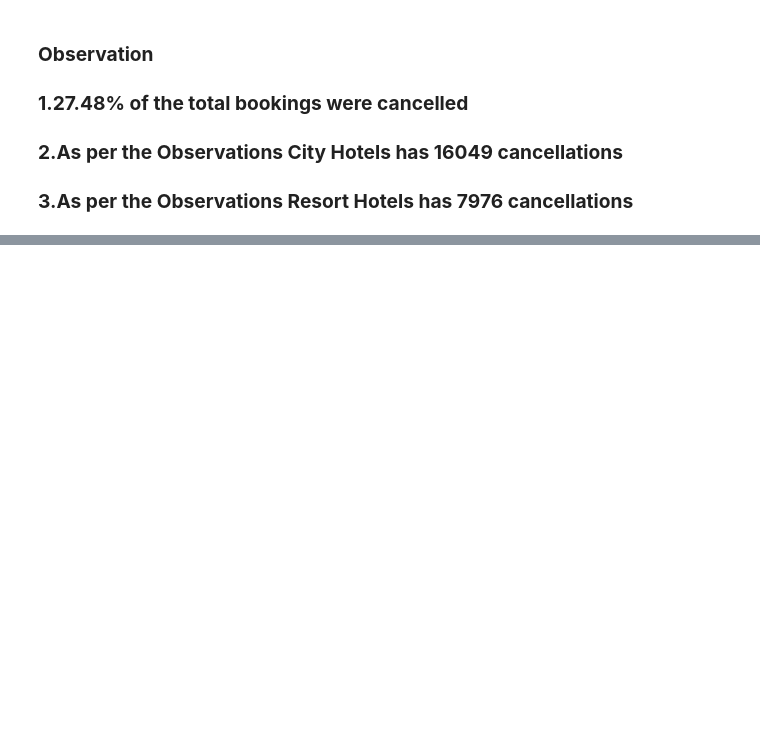
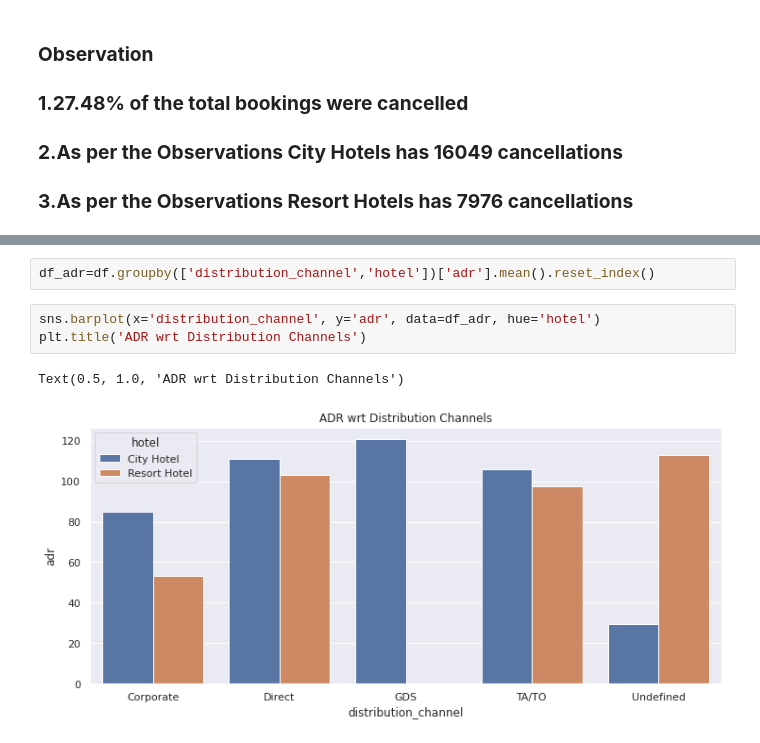
Before and after one commit to RAHULRAJ666DX/Capston-Hotel-Booking-Analysis-, a Jupyter notebook: EDA_Hotel_Booking_Analysis_Rahul_Raj.ipynb, the cells around one changed output, grey strips where cells are left out. Cells and saved outputs as stored; diff of their text form; blank space fills up the shorter version.

```diff
--- a/EDA_Hotel_Booking_Analysis_Rahul_Raj.ipynb
+++ b/EDA_Hotel_Booking_Analysis_Rahul_Raj.ipynb
@@ -484,0 +608,8 @@ Name: is_canceled, dtype: float64
+# %%
+df_adr=df.groupby(['distribution_channel','hotel'])['adr'].mean().reset_index()
+# %%
+sns.barplot(x='distribution_channel', y='adr', data=df_adr, hue='hotel')
+plt.title('ADR wrt Distribution Channels')
+# %% [output]
+Text(0.5, 1.0, 'ADR wrt Distribution Channels')
+[figure, added]
```
Also changed, not shown: parts of 57 cells of this notebook.
